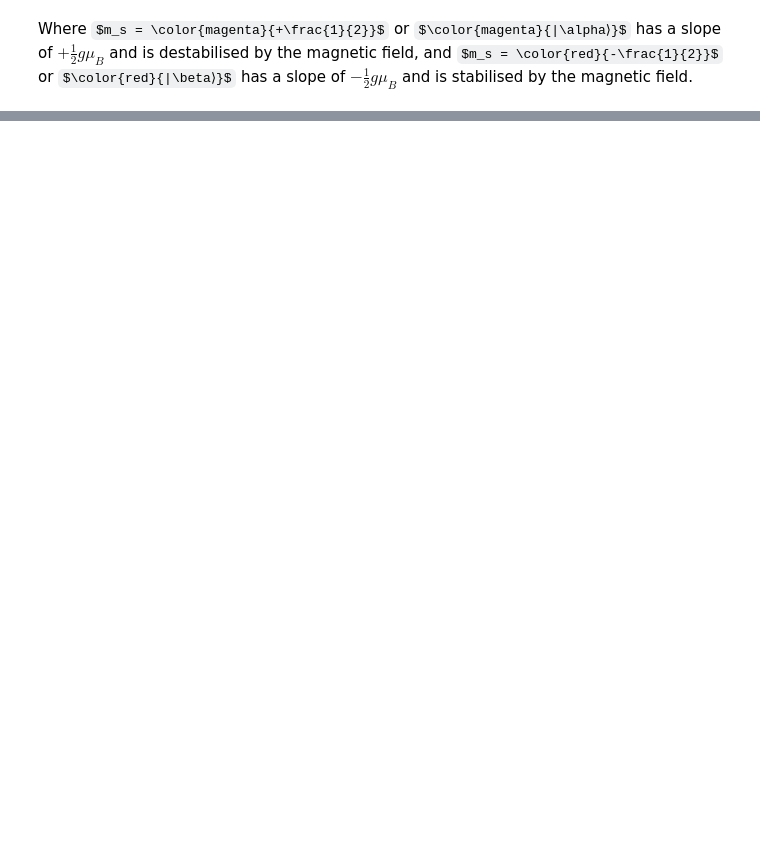
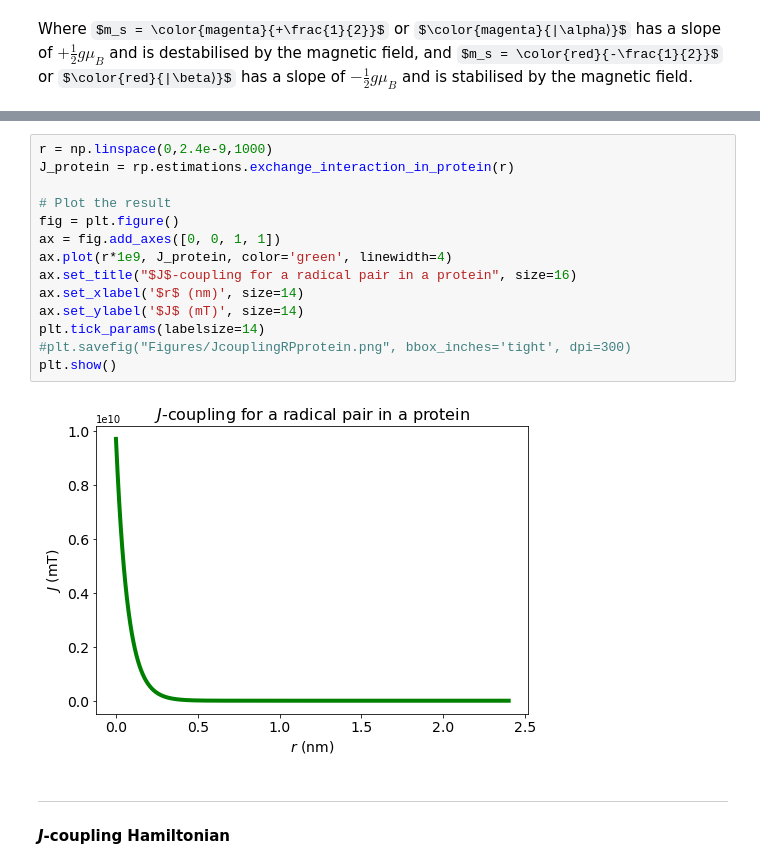
Before and after one commit to Spin-Chemistry-Labs/radicalpy, a Jupyter notebook: examples/tutorials/01_what_are_radical_pairs_and_their_magnetic_interactions.ipynb, the cells around one changed output, grey strips where cells are left out. Saved outputs shown, nothing was run; the diff lists cells and outputs as text; some formulas as TeX source; blank space fills up the shorter version.

```diff
--- a/examples/tutorials/01_what_are_radical_pairs_and_their_magnetic_interactions.ipynb
+++ b/examples/tutorials/01_what_are_radical_pairs_and_their_magnetic_interactions.ipynb
@@ -231,0 +451,20 @@ Where $m_s = \color{magenta}{+\frac{1}{2}}$ or $\color{magenta}{|\alpha⟩}$ has
+# %%
+r = np.linspace(0,2.4e-9,1000)
+J_protein = rp.estimations.exchange_interaction_in_protein(r)
+
+# Plot the result
+fig = plt.figure()
+ax = fig.add_axes([0, 0, 1, 1])
+ax.plot(r*1e9, J_protein, color='green', linewidth=4)
+ax.set_title("$J$-coupling for a radical pair in a protein", size=16)
+ax.set_xlabel('$r$ (nm)', size=14)
+ax.set_ylabel('$J$ (mT)', size=14)
+plt.tick_params(labelsize=14)
+#plt.savefig("Figures/JcouplingRPprotein.png", bbox_inches='tight', dpi=300)
+plt.show()
+# %% [output]
+[figure, added]
+# %% [markdown]
+---
+
+#### *J*-coupling Hamiltonian
```
Also changed, not shown: parts of 37 cells of this notebook.
